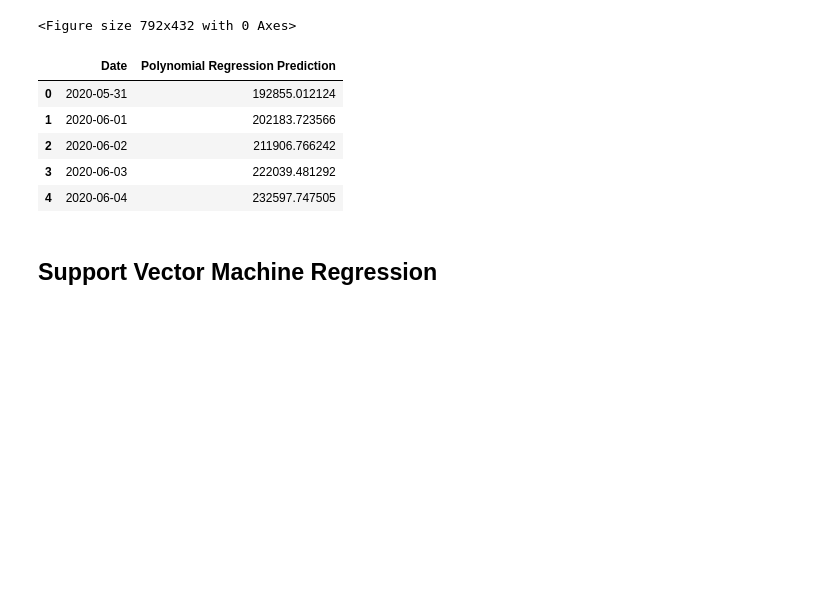
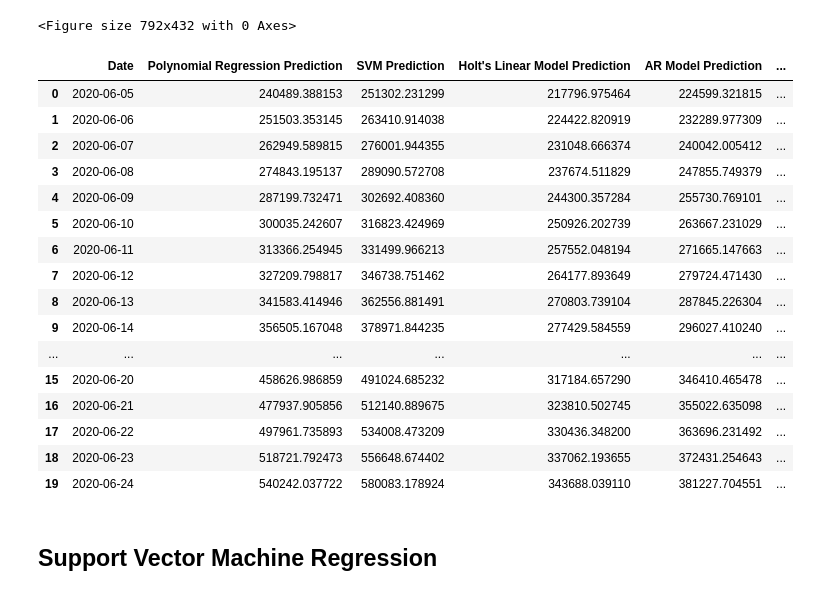
Before and after one commit to sanjumsanthosh/Covid_19_in_India, a Jupyter notebook: Covid19_in_India.model_def.ipynb, the cells around one changed output. Cells and saved outputs as stored; diff of their text form; code cells hidden in the pictures; blank space fills up the shorter version.

```diff
--- a/Covid19_in_India.model_def.ipynb
+++ b/Covid19_in_India.model_def.ipynb
@@ -117,14 +108,25 @@ fig.show()
 [interactive output not drawn]
 <Figure size 792x432 with 0 Axes>
 # %%
-model_predictions.head()
+model_predictions
 # %% [output]
-|  | Date | Polynomial Regression Prediction |
-| 0 | 2020-05-31 | 192855.012124 |
-| 1 | 2020-06-01 | 202183.723566 |
-| 2 | 2020-06-02 | 211906.766242 |
-| 3 | 2020-06-03 | 222039.481292 |
-| 4 | 2020-06-04 | 232597.747505 |
+|  | Date | Polynomial Regression Prediction | SVM Prediction | Holt's Linear Model Prediction | AR Model Prediction | ... |
+| 0 | 2020-06-05 | 240489.388153 | 251302.231299 | 217796.975464 | 224599.321815 | ... |
+| 1 | 2020-06-06 | 251503.353145 | 263410.914038 | 224422.820919 | 232289.977309 | ... |
+| 2 | 2020-06-07 | 262949.589815 | 276001.944355 | 231048.666374 | 240042.005412 | ... |
+| 3 | 2020-06-08 | 274843.195137 | 289090.572708 | 237674.511829 | 247855.749379 | ... |
+| 4 | 2020-06-09 | 287199.732471 | 302692.408360 | 244300.357284 | 255730.769101 | ... |
+| 5 | 2020-06-10 | 300035.242607 | 316823.424969 | 250926.202739 | 263667.231029 | ... |
+| 6 | 2020-06-11 | 313366.254945 | 331499.966213 | 257552.048194 | 271665.147663 | ... |
+| 7 | 2020-06-12 | 327209.798817 | 346738.751462 | 264177.893649 | 279724.471430 | ... |
+| 8 | 2020-06-13 | 341583.414946 | 362556.881491 | 270803.739104 | 287845.226304 | ... |
+| 9 | 2020-06-14 | 356505.167048 | 378971.844235 | 277429.584559 | 296027.410240 | ... |
+| ... | ... | ... | ... | ... | ... | ... |
+| 15 | 2020-06-20 | 458626.986859 | 491024.685232 | 317184.657290 | 346410.465478 | ... |
+| 16 | 2020-06-21 | 477937.905856 | 512140.889675 | 323810.502745 | 355022.635098 | ... |
+| 17 | 2020-06-22 | 497961.735893 | 534008.473209 | 330436.348200 | 363696.231492 | ... |
+| 18 | 2020-06-23 | 518721.792473 | 556648.674402 | 337062.193655 | 372431.254643 | ... |
+| 19 | 2020-06-24 | 540242.037722 | 580083.178924 | 343688.039110 | 381227.704551 | ... |
 # %% [markdown]
 ## Support Vector Machine Regression
 # %% [markdown]
```
Also changed, not shown: parts of 18 cells of this notebook, 3 other files.
